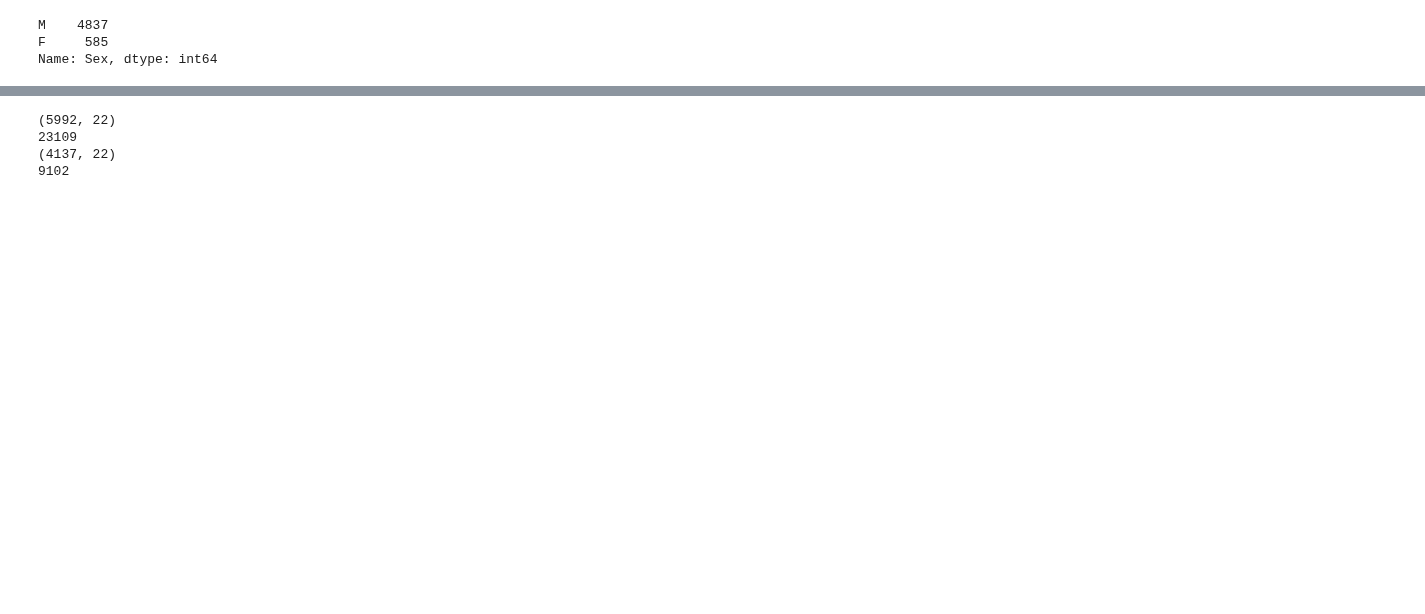
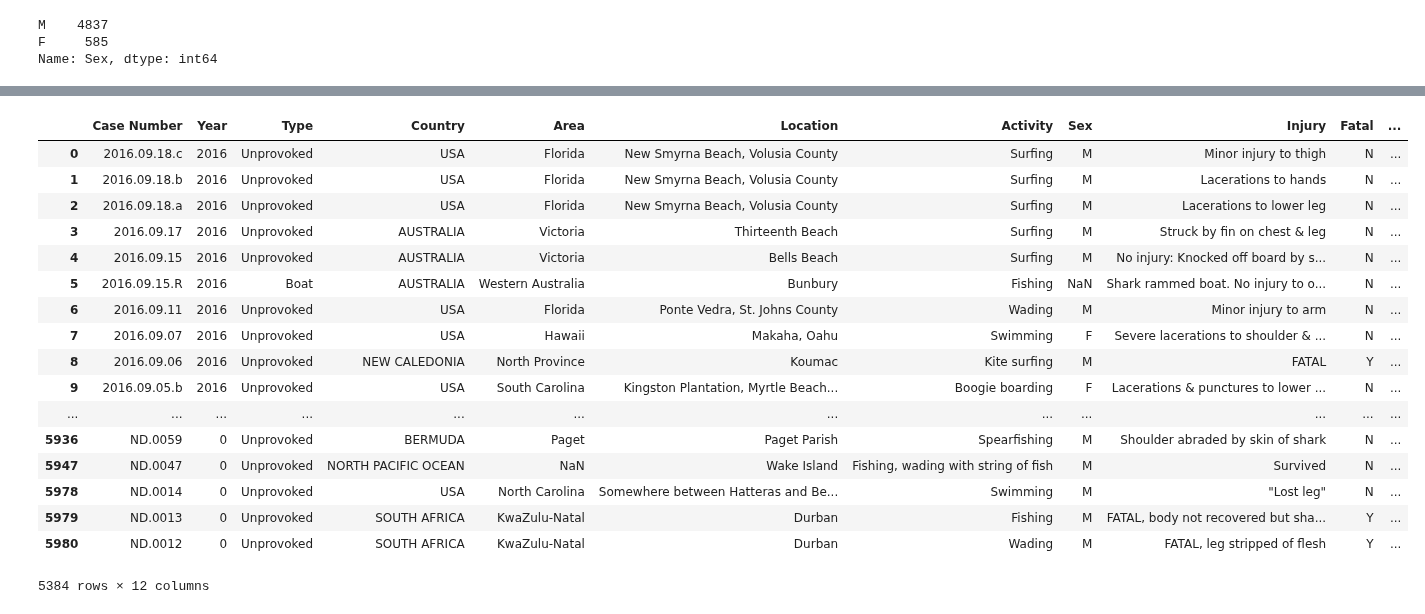
Before and after one commit to ironhack-datalabs/datamad0819, a Jupyter notebook: module-1/pandas-project/your-code/pandas-proyect-main.ipynb, the cells around one changed output, grey strips where cells are left out. Drawn from its saved outputs; the diff is of its cells as text; code cells hidden in the pictures; blank space fills up the shorter version.

Commit message:
Month column created, Date column deleted and needed to finsh clean month

```diff
--- a/module-1/pandas-project/your-code/pandas-proyect-main.ipynb
+++ b/module-1/pandas-project/your-code/pandas-proyect-main.ipynb
@@ -196,14 +198,32 @@ IndexError: positional indexers are out-of-bounds
-# %%
-# Let's check the quality of data according to date ranges. It is possible that the quality of old data were not so good for the analysis that we are trying to do.
-#df['Year'].value_counts()
-filtered_dataframe = df[df["Year"] < 2000]
-print(df.shape)
-print(null_values[null_values>0].values.sum())
-print(filtered_dataframe.shape)
-null_values2 = filtered_dataframe.isnull().sum()
-print(null_values2[null_values2>0].values.sum())
-# %% [output]
-(5992, 22)
-23109
-(4137, 22)
-9102
+# %%
+# AS year is given in a specified column from Date lets take the month data and append it into a new column:
+import re
+df['Date']=df['Date'].str.replace(' ', '').str.replace('Reported', '')
+list(df['Date'])
+df['Month'] = get_month_from_date(df)
+
+#lets drop null elements:
+df = df.drop(df[df['Month'].isnull()].index)
+df['Month'].isnull().sum()
+#Let's drop Date column because now we get the information that we wanted.
+df = df.drop(columns = 'Date')
+df
+# %% [output]
+|  | Case Number | Year | Type | Country | Area | Location | Activity | Sex | Injury | Fatal | ... |
+| 0 | 2016.09.18.c | 2016 | Unprovoked | USA | Florida | New Smyrna Beach, Volusia County | Surfing | M | Minor injury to thigh | N | ... |
+| 1 | 2016.09.18.b | 2016 | Unprovoked | USA | Florida | New Smyrna Beach, Volusia County | Surfing | M | Lacerations to hands | N | ... |
+| 2 | 2016.09.18.a | 2016 | Unprovoked | USA | Florida | New Smyrna Beach, Volusia County | Surfing | M | Lacerations to lower leg | N | ... |
+| 3 | 2016.09.17 | 2016 | Unprovoked | AUSTRALIA | Victoria | Thirteenth Beach | Surfing | M | Struck by fin on chest & leg | N | ... |
+| 4 | 2016.09.15 | 2016 | Unprovoked | AUSTRALIA | Victoria | Bells Beach | Surfing | M | No injury: Knocked off board by s... | N | ... |
+| 5 | 2016.09.15.R | 2016 | Boat | AUSTRALIA | Western Australia | Bunbury | Fishing | NaN | Shark rammed boat. No injury to o... | N | ... |
+| 6 | 2016.09.11 | 2016 | Unprovoked | USA | Florida | Ponte Vedra, St. Johns County | Wading | M | Minor injury to arm | N | ... |
+| 7 | 2016.09.07 | 2016 | Unprovoked | USA | Hawaii | Makaha, Oahu | Swimming | F | Severe lacerations to shoulder & ... | N | ... |
+| 8 | 2016.09.06 | 2016 | Unprovoked | NEW CALEDONIA | North Province | Koumac | Kite surfing | M | FATAL | Y | ... |
+| 9 | 2016.09.05.b | 2016 | Unprovoked | USA | South Carolina | Kingston Plantation, Myrtle Beach... | Boogie boarding | F | Lacerations & punctures to lower ... | N | ... |
+| ... | ... | ... | ... | ... | ... | ... | ... | ... | ... | ... | ... |
+| 5936 | ND.0059 | 0 | Unprovoked | BERMUDA | Paget | Paget Parish | Spearfishing | M | Shoulder abraded by skin of shark | N | ... |
+| 5947 | ND.0047 | 0 | Unprovoked | NORTH PACIFIC OCEAN | NaN | Wake Island | Fishing, wading with string of fish | M | Survived | N | ... |
+| 5978 | ND.0014 | 0 | Unprovoked | USA | North Carolina | Somewhere between Hatteras and Be... | Swimming | M | "Lost leg" | N | ... |
+| 5979 | ND.0013 | 0 | Unprovoked | SOUTH AFRICA | KwaZulu-Natal | Durban | Fishing | M | FATAL, body not recovered but sha... | Y | ... |
+| 5980 | ND.0012 | 0 | Unprovoked | SOUTH AFRICA | KwaZulu-Natal | Durban | Wading | M | FATAL, leg stripped of flesh | Y | ... |
+5384 rows × 12 columns
```
Also changed, not shown: parts of 6 cells of this notebook, 1 other file.
